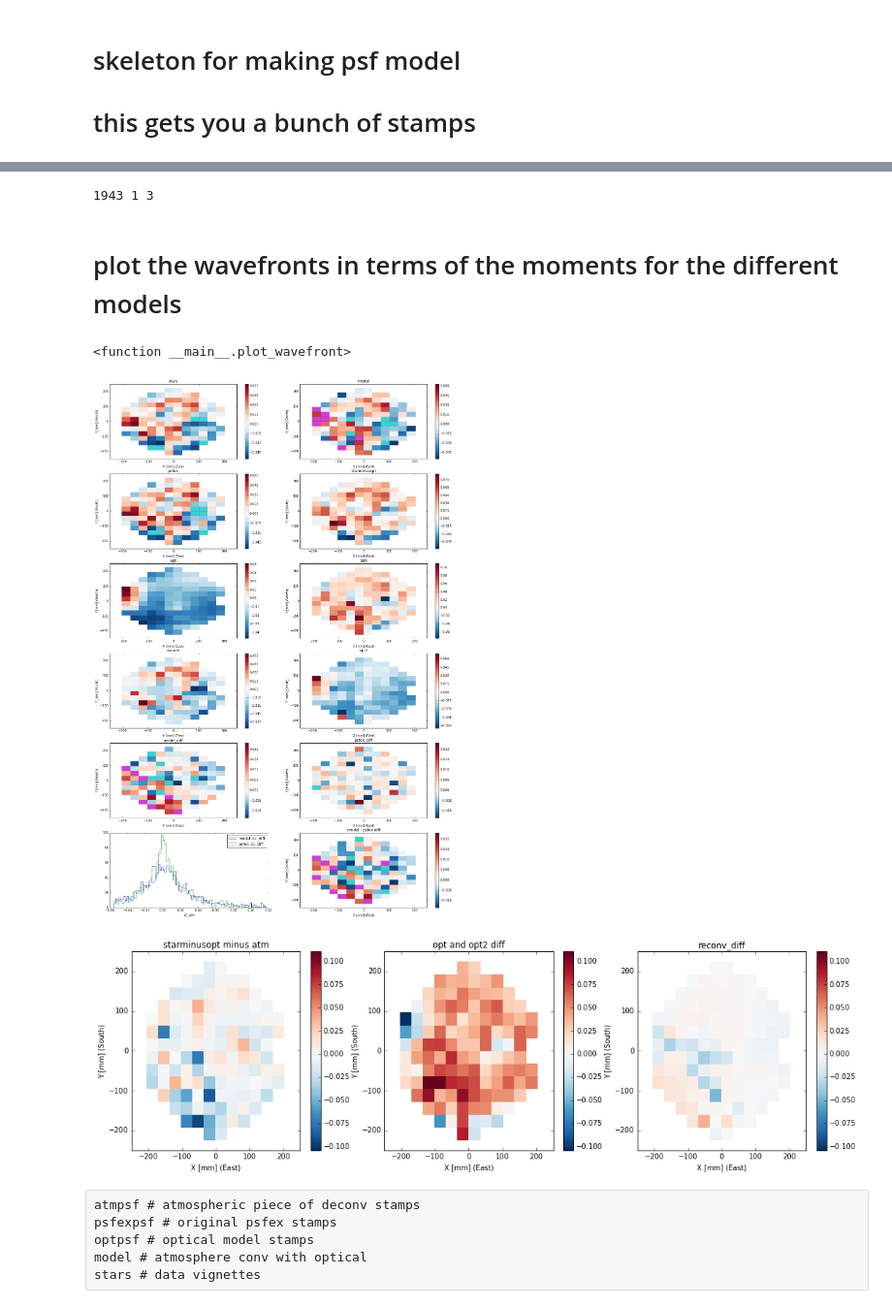
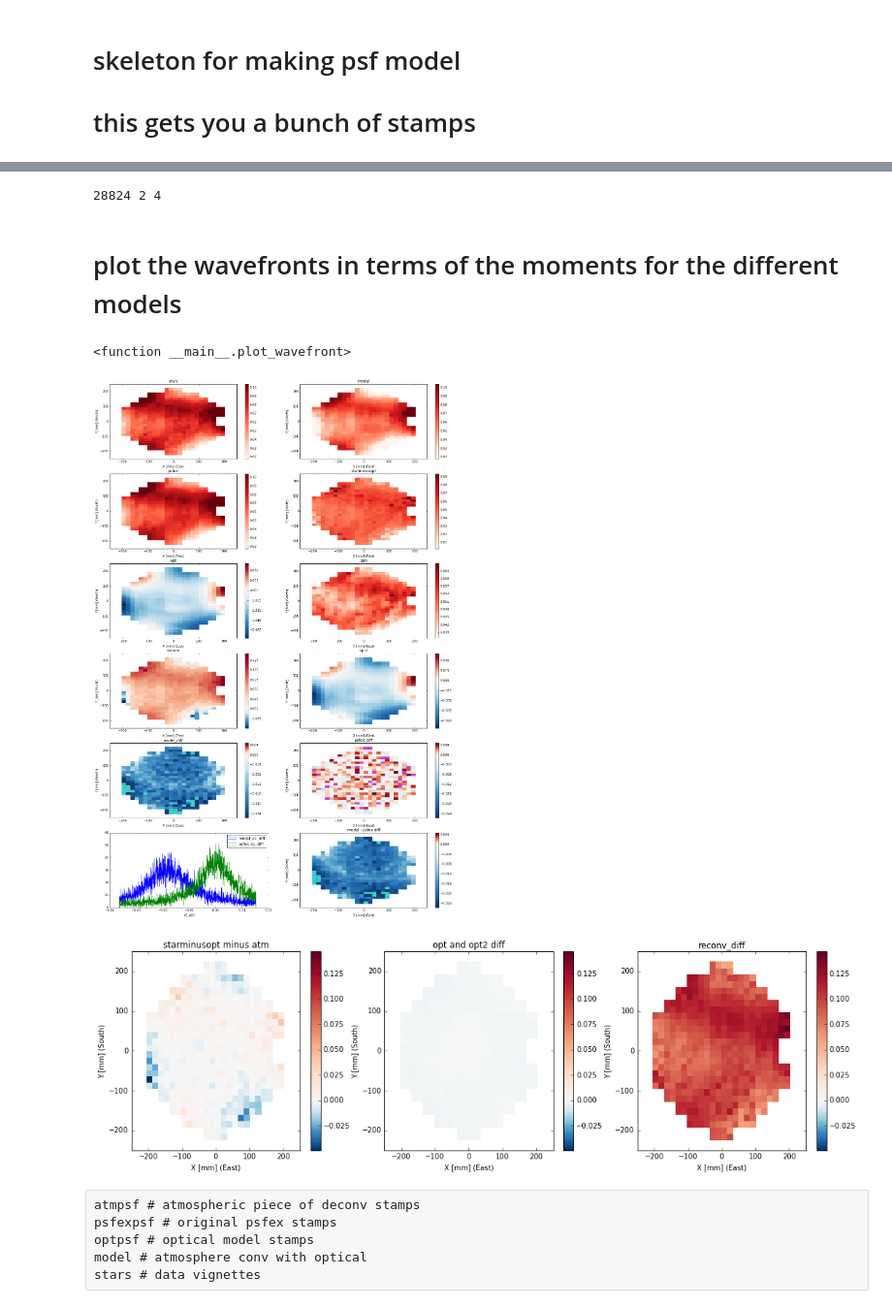
Before and after one commit to aaronroodman/DeconvolvePSF, a Jupyter notebook: Reconvolve_test.ipynb, the cells around one changed output, grey strips where cells are left out. Shown: that part at 97% size. Saved outputs shown, nothing was run; the diff lists cells and outputs as text; code cells hidden in the pictures.

```diff
--- a/Reconvolve_test.ipynb
+++ b/Reconvolve_test.ipynb
@@ -51,14 +51,14 @@ out_base = '/nfs/slac/g/ki/ki18/des/swmclau2/DeconvOutput/'
 sample_num = 5000
 
 dir_str = check_output('ls -d %s*/'%out_base, shell = True) #get all the directories in our output dir
-dir_list = dir_str.split('/\n')[:-1]#skip the lsat one, its ''
+dir_list = dir_str.split('/\n')[:-2]#skip the lsat one, its ''
 
 expids = [int(direc.lstrip('%s'%out_base) ) for direc in dir_list]
 expids = sorted(expids)
 bad_expid_idxs = [2,5, 6]
 #14
-expid = expids[20]
-#expid = 179966
+#expid = expids[20]
+expid = 149440
 print(expid)
 
 if kils:
@@ -136,2 +130,0 @@ for idx, (opt, resid) in enumerate(izip(optpsf, starminusopt)):
-# %%
-reconvpsf_df = evaluate_stamps_and_combine_with_data(reconvpsf, df)
@@ -148,2 +130,0 @@ for idx, (mod, atm) in enumerate(izip(model, atmpsf)):
-# %%
-opt2psf_df = evaluate_stamps_and_combine_with_data(opt2psf, df)
@@ -223,7 +216,7 @@ else:
 print(len(df_in), num_bins, num_bins_cmap)
 WF = Wavefront(model=df_in, num_bins=num_bins)
 # %% [output]
-1943 1 3
+28824 2 4
 # %% [markdown]
 # plot the wavefronts in terms of the moments for the different models
 # %%
@@ -338,37 +331,37 @@ def plot_wavefront(key='e1', ccd=0):
         WF.plot_colormap(field, xkey='XWIN_IMAGE', ykey='YWIN_IMAGE',
                          zkey=diff_key,
                          num_bins=num_bins_cmap, b=b_diff, a=a_diff,
                          fig=fig, ax=ax)
     ax.set_title('model - psfex diff')
 
 
     # temp looking at the deconv process
     temp_names = []
     temp_name = 'starminusopt minus atm'
     temp_names.append(temp_name)
     WF.field[temp_name] = WF.field['{0}_{1}'.format('starminusopt', key)] - WF.field['{0}_{1}'.format('atm', key)]
     temp_name = 'opt and opt2 diff'
     temp_names.append(temp_name)
-    WF.field[temp_name] = WF.field['{0}'.format(key)] - WF.field['{0}_{1}'.format('opt', key)] - WF.field['{0}_{1}'.format('opt2', key)]
+    WF.field[temp_name] = WF.field['{0}_{1}'.format('opt', key)] - WF.field['{0}_{1}'.format('opt2', key)]
     temp_name = 'reconv_diff'
     temp_names.append(temp_name)
-    WF.field[temp_name] = WF.field['{0}_{1}_diff'.format('reconv', key)]
+    WF.field[temp_name] = WF.field['{0}'.format(key)] - WF.field['{0}_{1}_diff'.format('reconv', key)]
     a = np.min([WF.field[asdf] for asdf in temp_names])
     b = np.max([WF.field[asdf] for asdf in temp_names])
     fig, axs = plt.subplots(ncols=len(temp_names), figsize=(6*len(temp_names), 5))
     for name_i, name, in enumerate(temp_names):
         ax = axs.flatten()[name_i]
         ax = WF.prep_axis(ax)
         WF.plot_field(name, field=WF.field, fig=fig, ax=ax, a=a, b=b)
         ax.set_title(name)
 
 ipywidgets.interact(plot_wavefront,
                     key=combinekeys + [key + '_medsub' for key in combinekeys],
                     ccd=(0, 63, 1))
 # %% [output]
 <function __main__.plot_wavefront>
-[figure, old version]
+[figure, new version]
-[figure, old version]
+[figure, new version]
 # %% [raw]
 atmpsf # atmospheric piece of deconv stamps
 psfexpsf # original psfex stamps
```
Also changed, not shown: parts of 15 cells of this notebook, 2 other files.
